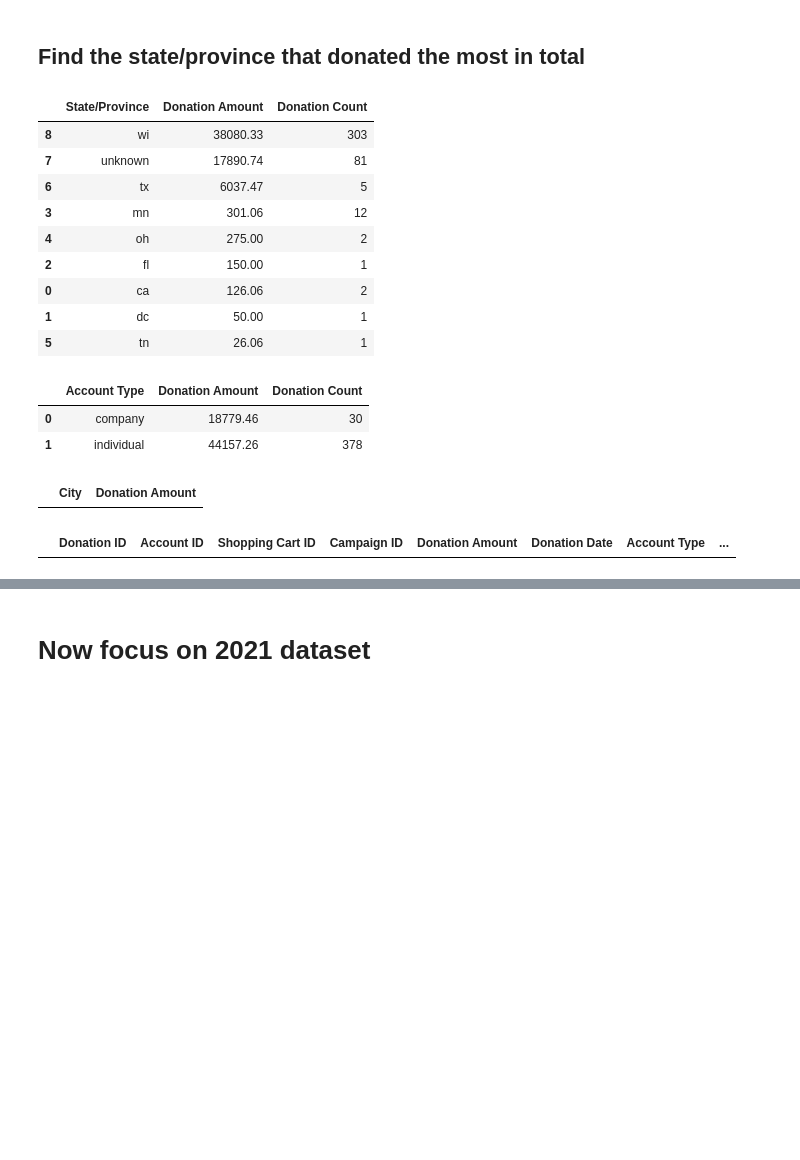
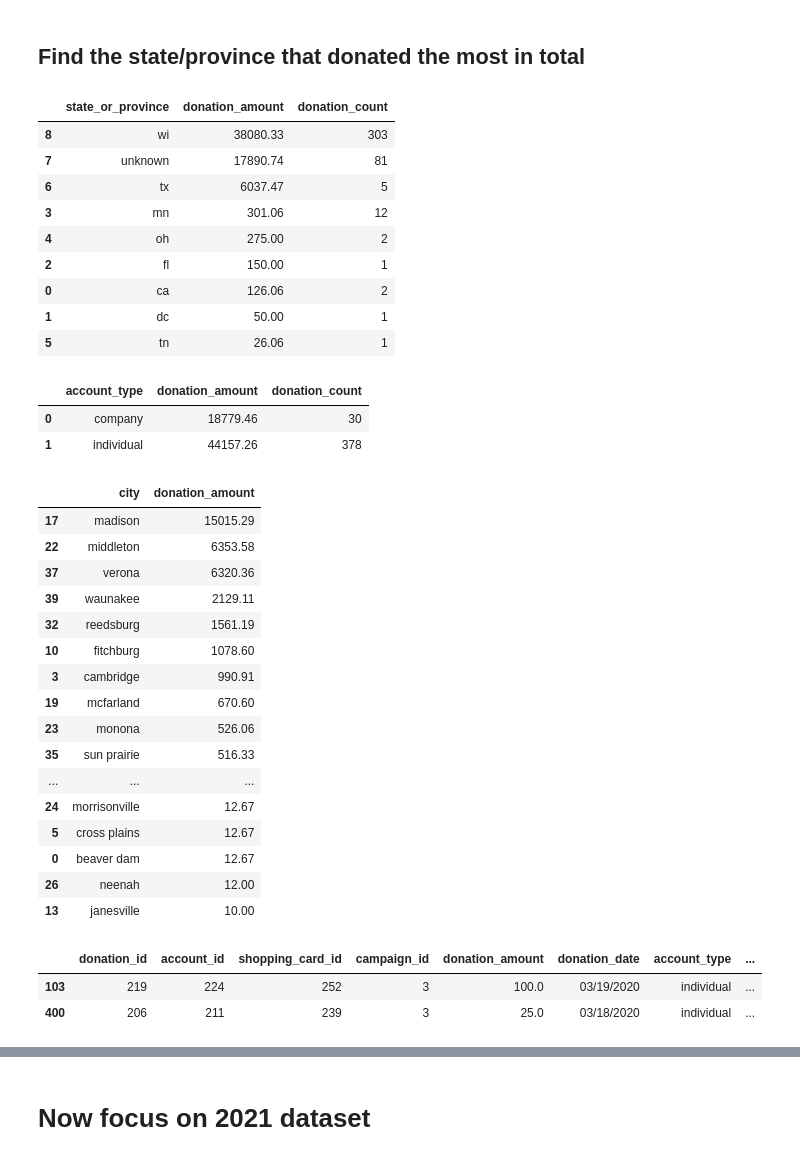
Before and after one commit to GauravChopra9/Biokind, a Jupyter notebook: data_exploration_and_clean_csv.ipynb, the cells around one changed output, grey strips where cells are left out. Cells and saved outputs as stored; diff of their text form; code cells hidden in the pictures; blank space fills up the shorter version.

```diff
--- a/data_investigation_and_clean_csv.ipynb
+++ b/data_exploration_and_clean_csv.ipynb
@@ -66,14 +66,39 @@ df_2021.describe() # yeah also empty
 | 75% | 2917.000000 | 2356.000000 | 2969.000000 | 5.0 | 51.800000 | NaN |
 | max | 9393.000000 | 7099.000000 | 9473.000000 | 5.0 | 3000.000000 | NaN |
 # %%
-def cleanData(df):
-    df.fillna('Unknown', inplace=True)
+# Function to clean a dataframe
+def clean_data(df):
+    df.fillna('unknown', inplace=True)
     df = df.applymap(lambda x: x.strip() if isinstance(x, str) else x) # strip everything
     df = df.applymap(lambda x: x.lower() if isinstance(x, str) else x) # lowercase everything
+
+    columns_mapping = {
+        'Donation ID': 'donation_id',
+        'Account ID': 'account_id',
+        'Shopping Cart ID': 'shopping_card_id',
+        'Campaign ID': 'campaign_id',
+        'Donation Amount': 'donation_amount',
+        'Donation Date': 'donation_date',
+        'Account Type': 'account_type',
+        'Full Name (F)': 'full_name_(f)',
+        'Company Name': 'company_name',
+        'City': 'city',
+        'Address Line 1': 'address_line_1',
+        'State/Province': 'state_or_province',
+        'Zip Code': 'zip_code',
+        'Campaign Name': 'campaign_name',
+        'Purpose': 'purpose',
+        'Fund': 'fund',
+        'Tender Type': 'tender_type',
+        'Tribute Full Name (F)': 'tribute_full_name_(f)'
+    }
+
+    df.rename(columns=columns_mapping, inplace=True)
+
     return df
 # %%
-df_2020 = cleanData(df_2020)
-df_2021 = cleanData(df_2021)
+df_2020 = clean_data(df_2020)
+df_2021 = clean_data(df_2021)
 df_2020.to_csv(r'cleaned_dataset/df_2020_clean.csv', index=False)
 df_2021.to_csv(r'cleaned_dataset/df_2021_clean.csv', index=False)
 # %% [markdown]
@@ -81,11 +106,11 @@ df_2021.to_csv(r'cleaned_dataset/df_2021_clean.csv', index=False)
 # %% [markdown]
 ## Find the state/province that donated the most in total
 # %%
-df_2020.groupby('State/Province', as_index=False).agg(**{'Donation Amount': ('Donation Amount', 'sum'), 'Donation Count': ('Donation ID', 'count')}).sort_values(by='Donation Amount', ascending=False)
+df_2020.groupby('state_or_province', as_index=False).agg(donation_amount=('donation_amount', 'sum'), donation_count=('donation_id', 'count')).sort_values(by='donation_amount', ascending=False)
 # Wisconsin donated in total 38080.33, a lot more than other states
-# Wisconsin donated 303 times, a hell lot more than others
+# Wisconsin donated 303 times, a lot more than others
 # %% [output]
-|  | State/Province | Donation Amount | Donation Count |
+|  | state_or_province | donation_amount | donation_count |
 | 8 | wi | 38080.33 | 303 |
 | 7 | unknown | 17890.74 | 81 |
 | 6 | tx | 6037.47 | 5 |
@@ -96,21 +121,38 @@ df_2020.groupby('State/Province', as_index=False).agg(**{'Donation Amount': ('Do
 | 1 | dc | 50.00 | 1 |
 | 5 | tn | 26.06 | 1 |
 # %%
-df_2020.groupby('Account Type', as_index=False).agg(**{'Donation Amount': ('Donation Amount', 'sum'), 'Donation Count': ('Donation ID', 'count')})
+df_2020.groupby('account_type', as_index=False).agg(donation_amount=('donation_amount', 'sum'),donation_count=('donation_id', 'count'))
 # Companies donated much less in total
 # %% [output]
-|  | Account Type | Donation Amount | Donation Count |
+|  | account_type | donation_amount | donation_count |
 | 0 | company | 18779.46 | 30 |
 | 1 | individual | 44157.26 | 378 |
 # %%
-df_2020_wi = df_2020[df_2020['State/Province'] == 'WI'].copy()
-df_2020_wi['City'] = df_2020_wi['City'].apply(lambda x: x.lower())
-df_2020_wi.groupby('City', as_index=False).agg({'Donation Amount': 'sum'}).sort_values(by='Donation Amount', ascending=False)
+df_2020_wi = df_2020[df_2020['state_or_province'] == 'wi'].copy()
+df_2020_wi.groupby('city', as_index=False).agg({'donation_amount': 'sum'}).sort_values(by='donation_amount', ascending=False)
 # Madison city donated the most
 # %% [output]
-|  | City | Donation Amount |
+|  | city | donation_amount |
+| 17 | madison | 15015.29 |
+| 22 | middleton | 6353.58 |
+| 37 | verona | 6320.36 |
+| 39 | waunakee | 2129.11 |
+| 32 | reedsburg | 1561.19 |
+| 10 | fitchburg | 1078.60 |
+| 3 | cambridge | 990.91 |
+| 19 | mcfarland | 670.60 |
+| 23 | monona | 526.06 |
+| 35 | sun prairie | 516.33 |
+| ... | ... | ... |
+| 24 | morrisonville | 12.67 |
+| 5 | cross plains | 12.67 |
+| 0 | beaver dam | 12.67 |
+| 26 | neenah | 12.00 |
+| 13 | janesville | 10.00 |
 # %%
-df_2020_wi[df_2020_wi['City'] == 'unknown'] # Looking at the unknown donations of WI, not much
+df_2020_wi[df_2020_wi['city'] == 'unknown'] # Looking at the unknown donations of WI, not much
 # %% [output]
-|  | Donation ID | Account ID | Shopping Cart ID | Campaign ID | Donation Amount | Donation Date | Account Type | ... |
+|  | donation_id | account_id | shopping_card_id | campaign_id | donation_amount | donation_date | account_type | ... |
+| 103 | 219 | 224 | 252 | 3 | 100.0 | 03/19/2020 | individual | ... |
+| 400 | 206 | 211 | 239 | 3 | 25.0 | 03/18/2020 | individual | ... |
 # %%
```
Also changed, not shown: parts of 9 cells of this notebook, 5 other files.
